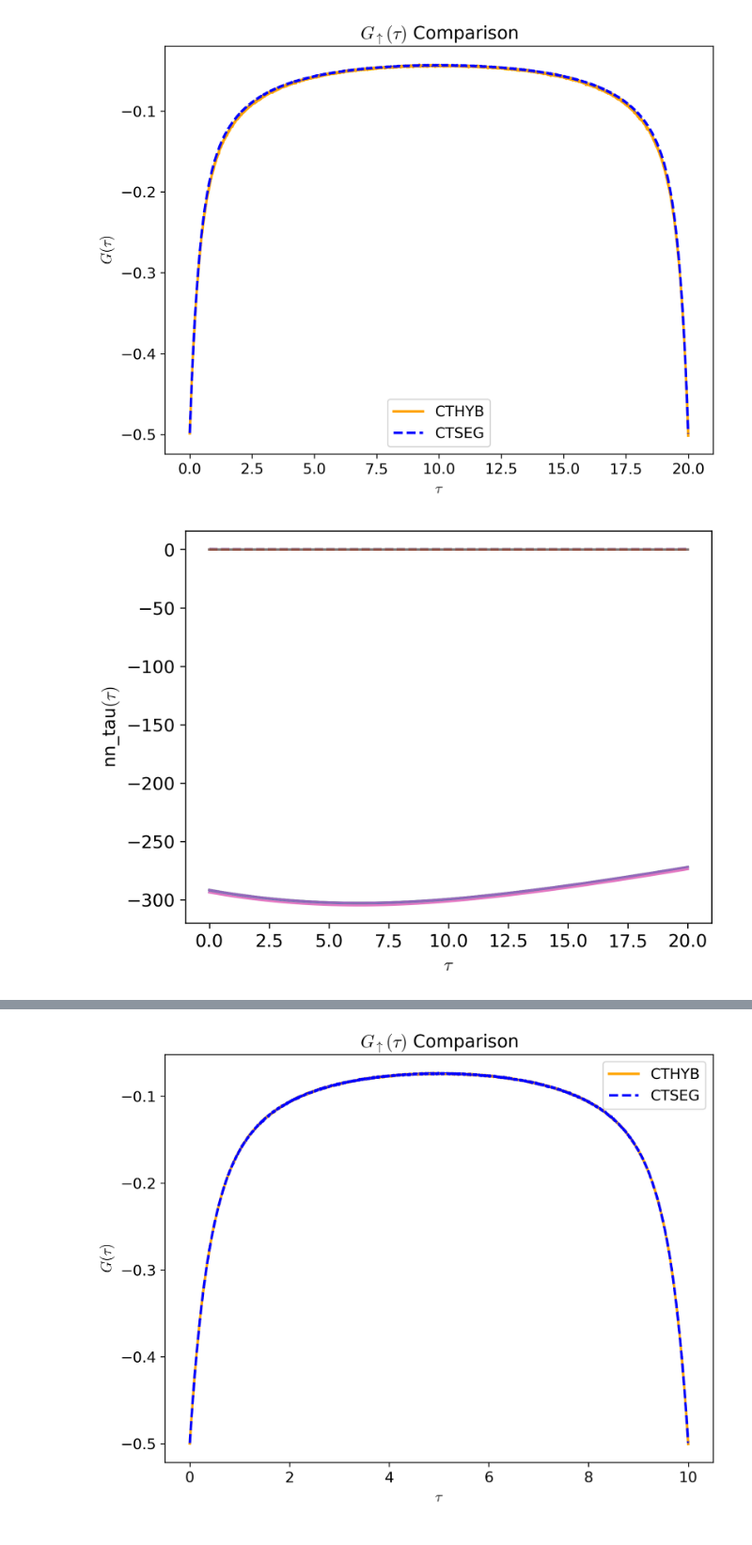
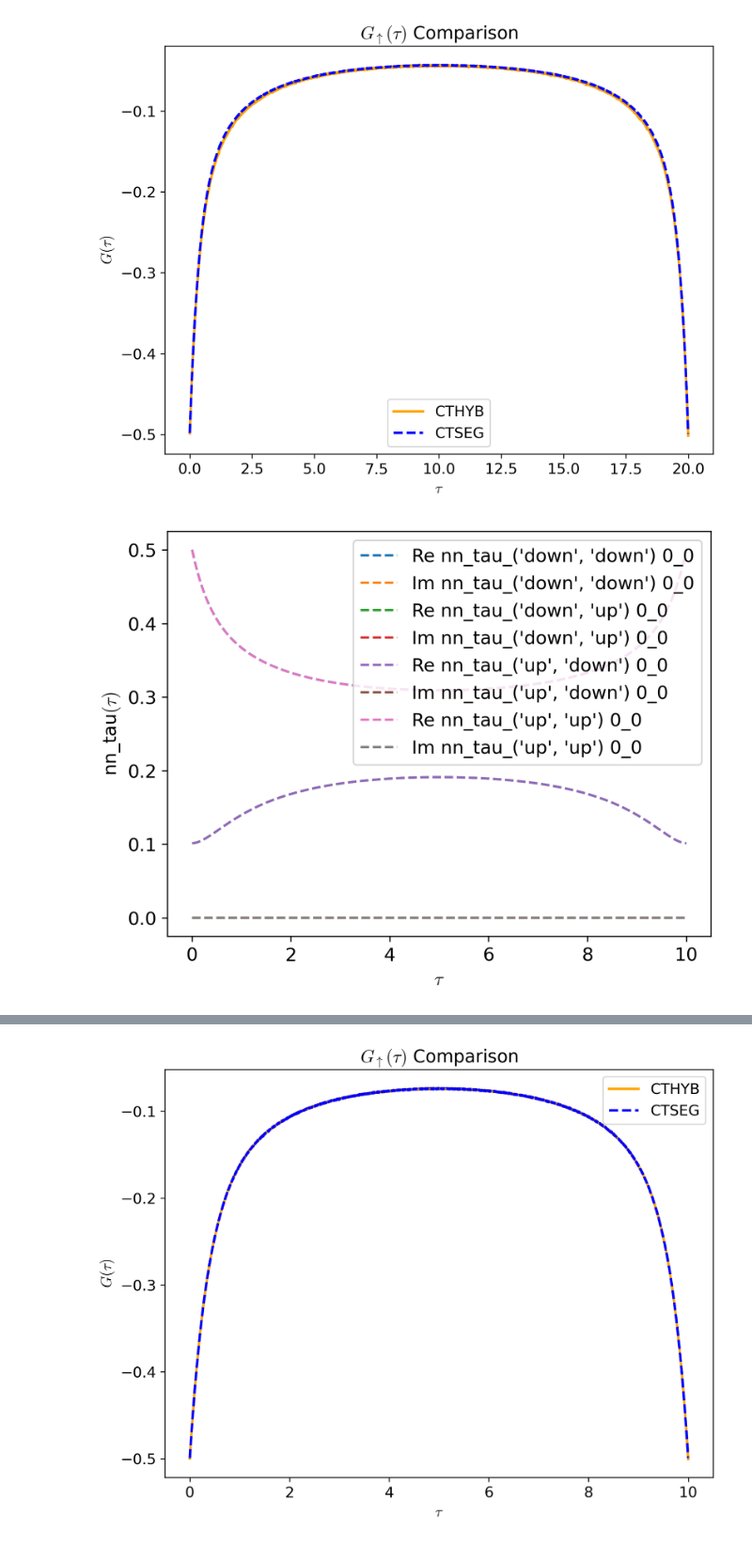
Before and after one commit to andrewkhardy/cthyb, a Jupyter notebook: benchmark/dynamic_int/CTHYB_Benchmarking_Minimal.ipynb, the cells around one changed output, grey strips where cells are left out. Shown at 94% size. Saved outputs shown, nothing was run; the diff lists cells and outputs as text; code cells hidden in the pictures.

```diff
--- a/benchmark/dynamic_int/CTHYB_Benchmarking_Minimal.ipynb
+++ b/benchmark/dynamic_int/CTHYB_Benchmarking_Minimal.ipynb
@@ -81,13 +81,13 @@ plt.show()
 # %% [output]
 [figure]
 # %%
-oplot(Q_tau)
+#oplot(Q_tau)
 oplot(nn_seg, linestyle = "--")
 legend = plt.legend()
-legend.set_visible(False)
+#egend.set_visible(False)
 plt.show()
 # %% [output]
-[figure, old version]
+[figure, new version]
 # %%
 SzSz_seg = 0.25 * (nn_seg['up', 'up'].data[:, 0, 0].real
                  + nn_seg['down', 'down'].data[:, 0, 0].real
```
Also changed, not shown: parts of 1 cell of this notebook, 2 other files.
